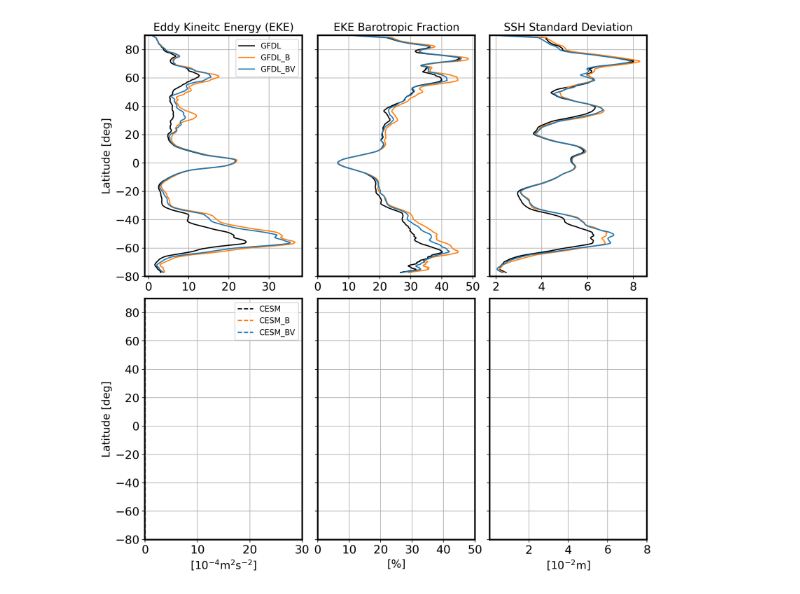
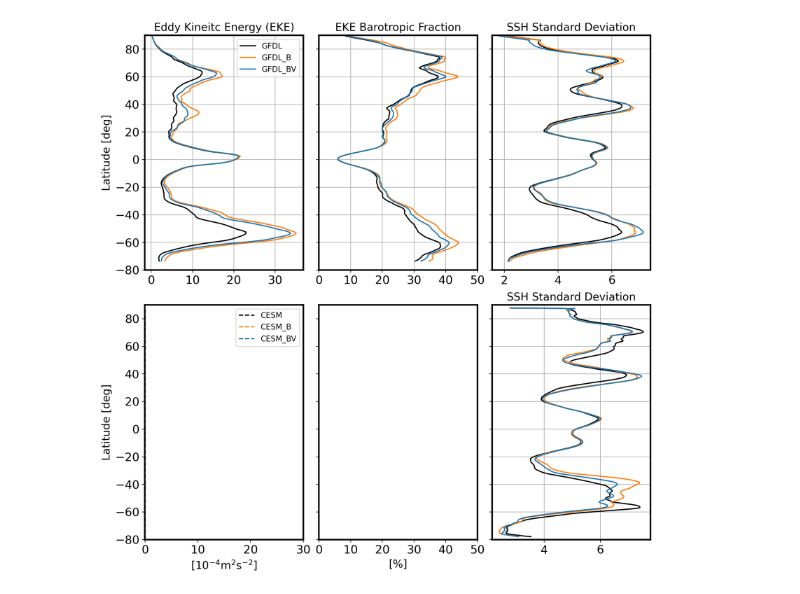
Before and after one commit to chengz2/CPT_Review, a Jupyter notebook: Fig_GCM_energetics.ipynb, the cells around one changed output. Drawn from its saved outputs; the diff is of its cells as text; code cells hidden in the pictures.

Commit message:
Add CESM/SSH_variance.py for Fig_GCM_energetics.ipynb

```diff
--- a/Fig_GCM_energetics.ipynb
+++ b/Fig_GCM_energetics.ipynb
@@ -13,20 +29,21 @@ plt.rc('axes',linewidth=2)
 # %%
 
-dss = xr.open_dataset('/work/Chiung-Yin.Chang/CPT_Review/ocean_annual_z.static.nc')
-yh = dss.yh.values
+dss = xr.open_dataset('CESM/ocean_annual_z.static.nc')
+yh2 = dss.yh.values
 
-arch= '/work/Chiung-Yin.Chang/OM4/Review-data/'
-fK_ref=np.load(arch+'REF_BTBC_KE_fractions.npz')
-fK_BS=np.load(arch+'BS_BTBC_KE_fractions.npz')
-fK_BSV=np.load(arch+'BSV_BTBC_KE_fractions.npz')
+arch= 'CESM/'
+#fK_ref2=np.load(arch+'REF_BTBC_KE_fractions.npz')
+#fK_MBK=np.load(arch+'BS_BTBC_KE_fractions.npz')
+#fK_LBK=np.load(arch+'BSV_BTBC_KE_fractions.npz')
 
-fE_ref=np.load(arch+'REF_ssh_variance.npz')
-fE_BS=np.load(arch+'BS_ssh_variance.npz')
-fE_BSV=np.load(arch+'BSV_ssh_variance.npz')
+fE_ref2=np.load(arch+'REF_ssh_variance.npz')
+fE_MBK=np.load(arch+'MBK_ssh_variance.npz')
+fE_LBK=np.load(arch+'LBK_ssh_variance.npz')
 # %%
 
 #For the convolution window use N=240 for 1/32 deg.; N=120 for 1/16deg.; N=60 for 1/8deg.; and N=30 for 1/4deg.
-window=30
+window1=8
+window2=30
 
 fig, axs = plt.subplots(2, 3, sharey=True, constrained_layout=True, figsize=(10,10))
 
@@ -34,44 +51,44 @@ fig, axs = plt.subplots(2, 3, sharey=True, constrained_layout=True, figsize=(10,
 
 for i, ax in enumerate(axs[0,:]):
     if i==0:
-        f=fK_ref
+        f=fK_ref1
         var=f['KE_eddy_BT']+f['KE_eddy_BC']#+f['KE_mean_BT']+f['KE_mean_BC']
-        var=np.convolve(np.nanmean(var,axis=-1), np.ones((window,))/window, mode='same')
-        ax.plot(var*1e4,yh,color='black', linewidth=1.5, label='GFDL')
+        var=np.convolve(np.nanmean(var,axis=-1), np.ones((window1,))/window1, mode='same')
+        ax.plot(var*1e4,yh1,color='black', linewidth=1.5, label='GFDL')
         f=fK_BS
         var=f['KE_eddy_BT']+f['KE_eddy_BC']#+f['KE_mean_BT']+f['KE_mean_BC']
-        var=np.convolve(np.nanmean(var,axis=-1), np.ones((window,))/window, mode='same')
-        ax.plot(var*1e4,yh,color='tab:orange', linewidth=1.5, label='GFDL_B')
+        var=np.convolve(np.nanmean(var,axis=-1), np.ones((window1,))/window1, mode='same')
+        ax.plot(var*1e4,yh1,color='tab:orange', linewidth=1.5, label='GFDL_B')
         f=fK_BSV
         var=f['KE_eddy_BT']+f['KE_eddy_BC']#+f['KE_mean_BT']+f['KE_mean_BC']
-        var=np.convolve(np.nanmean(var,axis=-1), np.ones((window,))/window, mode='same')
-        ax.plot(var*1e4,yh,color='tab:blue', linewidth=1.5, label='GFDL_BV')
+        var=np.convolve(np.nanmean(var,axis=-1), np.ones((window1,))/window1, mode='same')
+        ax.plot(var*1e4,yh1,color='tab:blue', linewidth=1.5, label='GFDL_BV')
         ax.set_title('Eddy Kineitc Energy (EKE)',fontsize=14)
 
     elif i==1:
-        var=fK_ref['fraction_BT_eddy']
-        var=np.convolve(np.nanmean(var,axis=-1), np.ones((window,))/window, mode='same')
-        ax.plot(100*var,yh,'-',color='black',linewidth=1.5)
+        var=fK_ref1['fraction_BT_eddy']
+        var=np.convolve(np.nanmean(var,axis=-1), np.ones((window1,))/window1, mode='same')
+        ax.plot(100*var,yh1,'-',color='black',linewidth=1.5)
         var=fK_BS['fraction_BT_eddy']
-        var=np.convolve(np.nanmean(var,axis=-1), np.ones((window,))/window, mode='same')
-        ax.plot(100*var,yh,'-',color='tab:orange',linewidth=1.5)
+        var=np.convolve(np.nanmean(var,axis=-1), np.ones((window1,))/window1, mode='same')
+        ax.plot(100*var,yh1,'-',color='tab:orange',linewidth=1.5)
         var=fK_BSV['fraction_BT_eddy']
-        var=np.convolve(np.nanmean(var,axis=-1), np.ones((window,))/window, mode='same')
-        ax.plot(100*var,yh,'-',color='tab:blue',linewidth=1.5)
+        var=np.convolve(np.nanmean(var,axis=-1), np.ones((window1,))/window1, mode='same')
+        ax.plot(100*var,yh1,'-',color='tab:blue',linewidth=1.5)
         ax.set_xticks(np.arange(0,51,10))
         ax.set_title('EKE Barotropic Fraction',fontsize=14)
     else:
-        var=np.sqrt(fE_ref['ssh_v'])
-        var=np.convolve(np.nanmean(var,axis=-1), np.ones((window,))/window, mode='same')
-        ax.plot(100*var,yh,'-',color='black',linewidth=1.5)
+        var=np.sqrt(fE_ref1['zos'])
+        var=np.convolve(np.nanmean(var,axis=-1), np.ones((window1,))/window1, mode='same')
+        ax.plot(100*var,yh1,'-',color='black',linewidth=1.5)
 
-        var=np.sqrt(fE_BS['ssh_v'])
-        var=np.convolve(np.nanmean(var,axis=-1), np.ones((window,))/window, mode='same')
-        ax.plot(100*var,yh,'-',color='tab:orange',linewidth=1.5)
+        var=np.sqrt(fE_BS['zos'])
+        var=np.convolve(np.nanmean(var,axis=-1), np.ones((window1,))/window1, mode='same')
+        ax.plot(100*var,yh1,'-',color='tab:orange',linewidth=1.5)
 
-        var=np.sqrt(fE_BSV['ssh_v'])
-        var=np.convolve(np.nanmean(var,axis=-1), np.ones((window,))/window, mode='same')
-        ax.plot(100*var,yh,'-',color='tab:blue',linewidth=1.5)
+        var=np.sqrt(fE_BSV['zos'])
+        var=np.convolve(np.nanmean(var,axis=-1), np.ones((window1,))/window1, mode='same')
+        ax.plot(100*var,yh1,'-',color='tab:blue',linewidth=1.5)
         ax.set_title('SSH Standard Deviation',fontsize=14)
 
     ax.set_ylim([-80,90]);
@@ -84,12 +101,11 @@ axs[0,0].legend(loc='upper right',ncol=1,fontsize=10)
 
 ## CESM:
 
-
 for i, ax in enumerate(axs[1,:]):
     if i==0:
-        ax.plot(yh*0,yh,color='black', linestyle='--', linewidth=1.5, label='CESM')
-        ax.plot(yh*0,yh,color='tab:orange', linestyle='--', linewidth=1.5, label='CESM_B')
-        ax.plot(yh*0,yh,color='tab:blue', linestyle='--', linewidth=1.5, label='CESM_BV')
+        ax.plot(yh2*0,yh2,color='black', linestyle='--', linewidth=1.5, label='CESM')
+        ax.plot(yh2*0,yh2,color='tab:orange', linestyle='--', linewidth=1.5, label='CESM_MBK')
+        ax.plot(yh2*0,yh2,color='tab:blue', linestyle='--', linewidth=1.5, label='CESM_LBK')
 
         ax.set_xticks(np.arange(0,40,10))
         ax.set_xlabel('[$10^{-4}m^2s^{-2}$]',fontsize=14)
@@ -98,16 +114,28 @@ for i, ax in enumerate(axs[1,:]):
         ax.set_xticks(np.arange(0,60,10))
         ax.set_xlabel('[%]',fontsize=14)
         ax.grid()
-    elif i==2:
-        ax.set_xticks(np.arange(2,10,2))
-        ax.set_xlabel('[$10^{-2}m$]',fontsize=14)
-        ax.grid()
+    else:
+        var=np.sqrt(fE_ref2['ssh_v'])
+        var=np.convolve(np.nanmean(var,axis=-1), np.ones((window2,))/window2, mode='same')
+        ax.plot(100*var,yh2,'-',color='black',linewidth=1.5)
 
+        var=np.sqrt(fE_MBK['ssh_v'])
+        var=np.convolve(np.nanmean(var,axis=-1), np.ones((window2,))/window2, mode='same')
+        ax.plot(100*var,yh2,'-',color='tab:orange',linewidth=1.5)
+
+        var=np.sqrt(fE_LBK['ssh_v'])
+        var=np.convolve(np.nanmean(var,axis=-1), np.ones((window2,))/window2, mode='same')
+        ax.plot(100*var,yh2,'-',color='tab:blue',linewidth=1.5)
+        ax.set_title('SSH Standard Deviation',fontsize=14)
+
+    ax.set_ylim([-80,90]);
+
+    ax.grid()
 
 axs[1,0].set_ylabel('Latitude [deg]',fontsize=14);
 axs[1,0].legend(loc='upper right',ncol=1,fontsize=10)
 
-fig.savefig('Figure_CPT_review/GCM_energetics.pdf',dpi=800)
+#fig.savefig('Figure_CPT_review/GCM_energetics.pdf',dpi=800)
 # plt.tight_layout()
 # plt.show()
 # %% [output]
@@ -114 +143 @@ fig.savefig('Figure_CPT_review/GCM_energetics.pdf',dpi=800)
-[figure, old version]
+[figure, new version]
```
Also changed, not shown: parts of 2 cells of this notebook, 4 other files.
